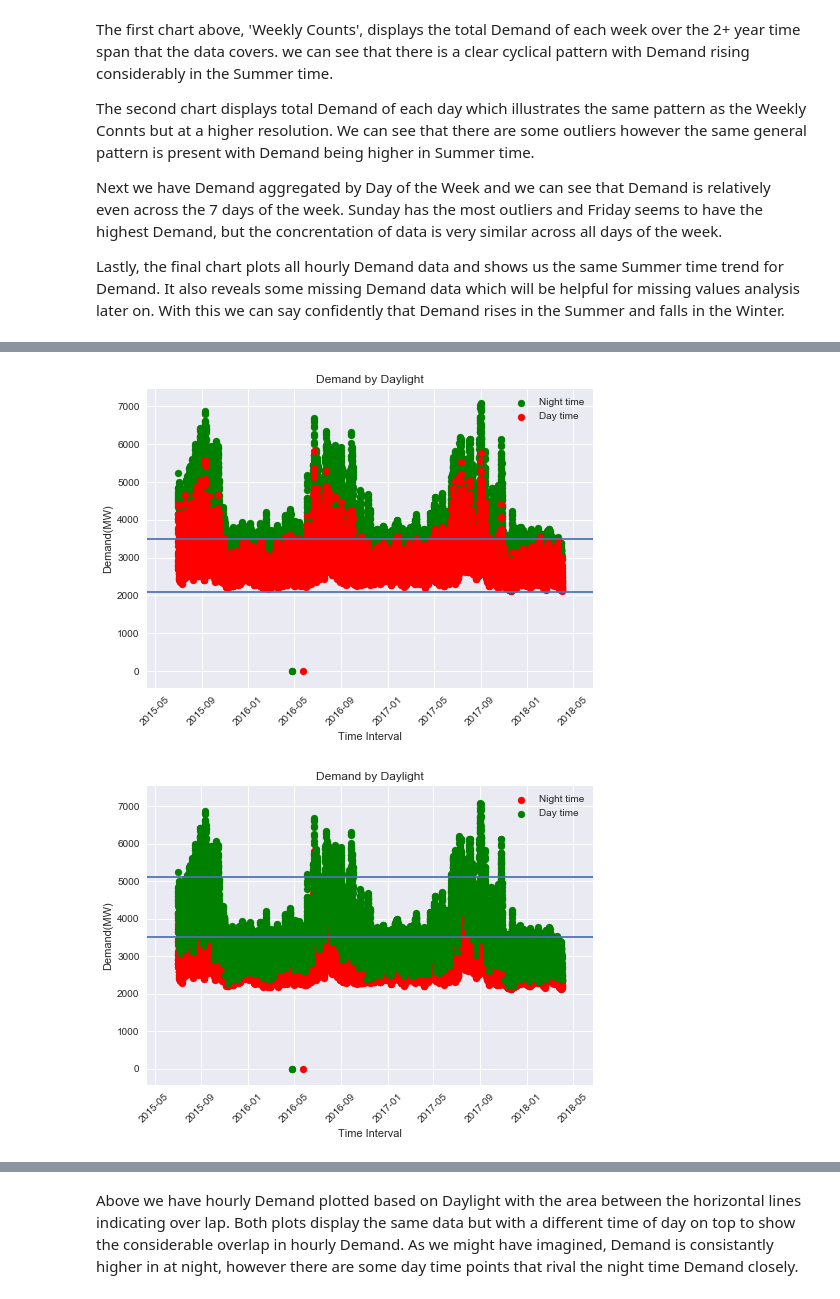
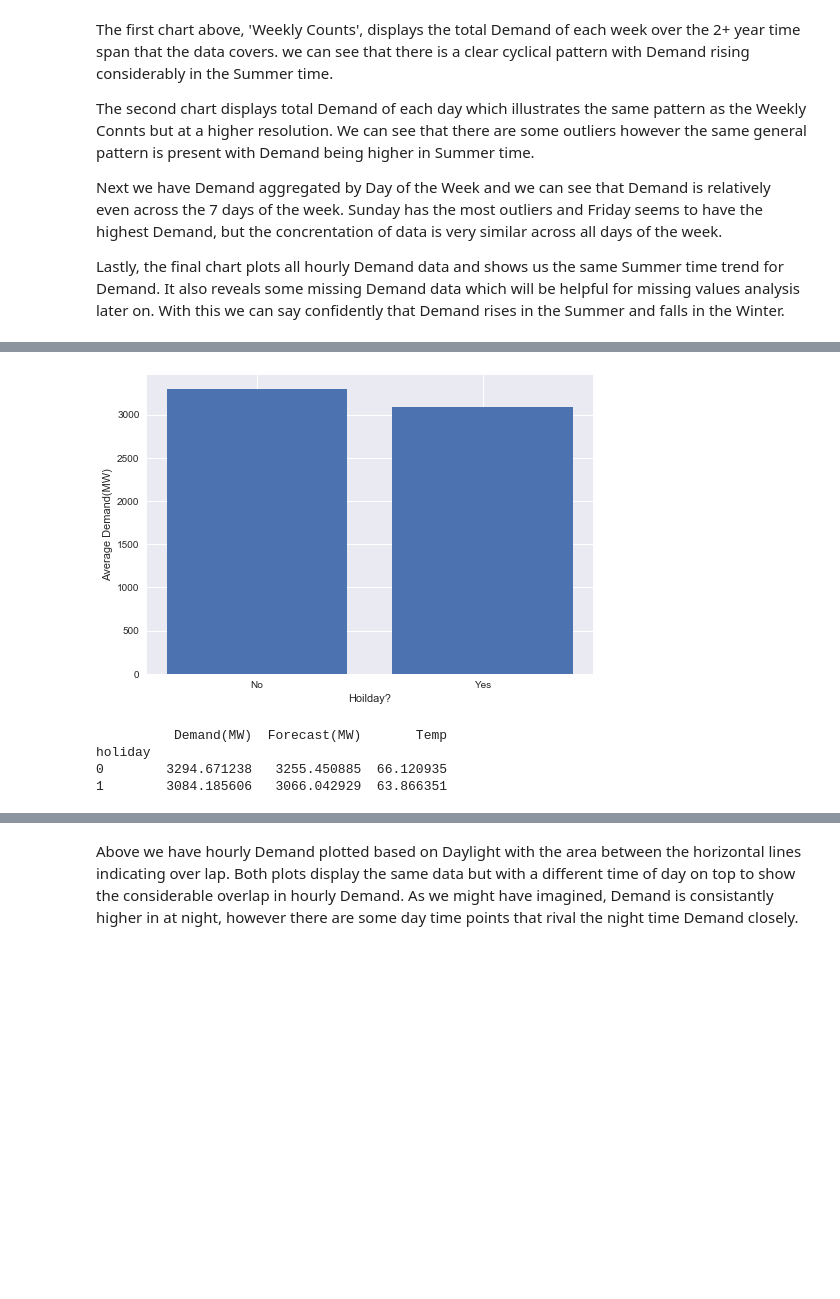
Before and after one commit to Rene-Sanchez/LADWP_Energy_Demand_Forecast, a Jupyter notebook: Cap2visualization.ipynb, the cells around one changed output, grey strips where cells are left out. Saved outputs shown, nothing was run; the diff lists cells and outputs as text; code cells hidden in the pictures; blank space fills up the shorter version.

```diff
--- a/Cap2visualization.ipynb
+++ b/Cap2visualization.ipynb
@@ -298,30 +190,14 @@ We can see that all in all holidays do not deviate too much from the normal days
-# %%
-#Demand by Daylight
-plt.scatter(data[data['daylight']==0].index,data[data['daylight']==0]['Demand(MW)'],
-            color='green')
-plt.scatter(data[data['daylight']==1].index,data[data['daylight']==1]['Demand(MW)'],
-            color='red')
-plt.legend(['Night time','Day time'])
-plt.axhline(2100)
-plt.axhline(3500)
-plt.xticks(rotation=45)
-plt.ylabel('Demand(MW)')
-plt.xlabel('Time Interval')
-plt.title('Demand by Daylight')
-plt.show()
-
-plt.scatter(data[data['daylight']==1].index,data[data['daylight']==1]['Demand(MW)'],
-            color='red')
-plt.scatter(data[data['daylight']==0].index,data[data['daylight']==0]['Demand(MW)'],
-            color='green')
-plt.legend(['Night time','Day time'])
-plt.axhline(5100)
-plt.axhline(3500)
-plt.xticks(rotation=45)
-plt.ylabel('Demand(MW)')
-plt.xlabel('Time Interval')
-plt.title('Demand by Daylight')
-plt.show()
-# %% [output]
-[figure, removed]
-[figure, removed]
+# %%
+#holiday comparison
+holidaycomp = data.groupby(by='holiday').aggregate(np.mean)
+plt.bar(holidaycomp.index,holidaycomp['Demand(MW)'],tick_label=['No','Yes'])
+plt.ylabel('Average Demand(MW)')
+plt.xlabel('Hoilday?')
+plt.show()
+print(holidaycomp.iloc[:,:-2])
+# %% [output]
+[figure, added]
+          Demand(MW)  Forecast(MW)       Temp
+holiday
+0        3294.671238   3255.450885  66.120935
+1        3084.185606   3066.042929  63.866351
```
Also changed, not shown: parts of 15 cells of this notebook.
